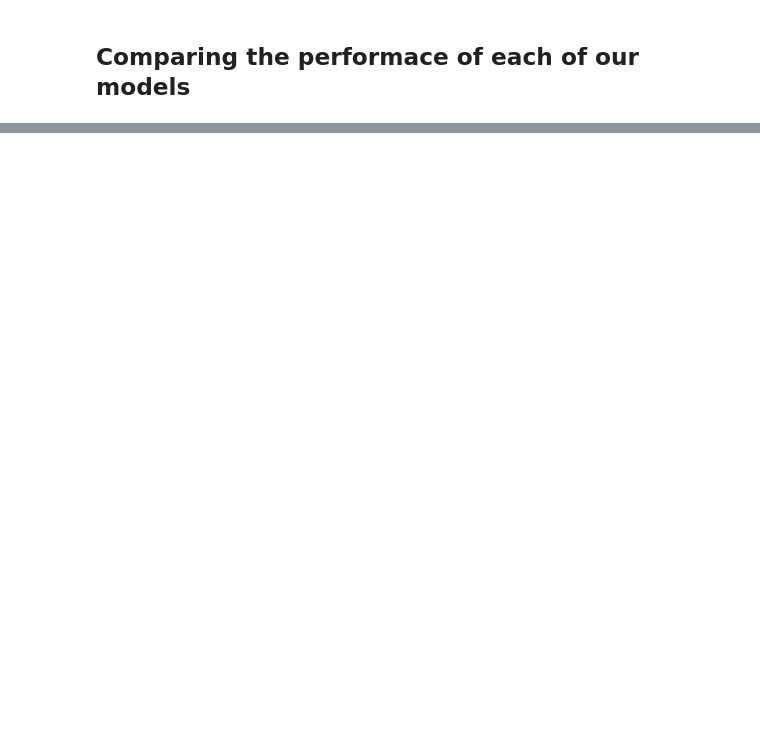
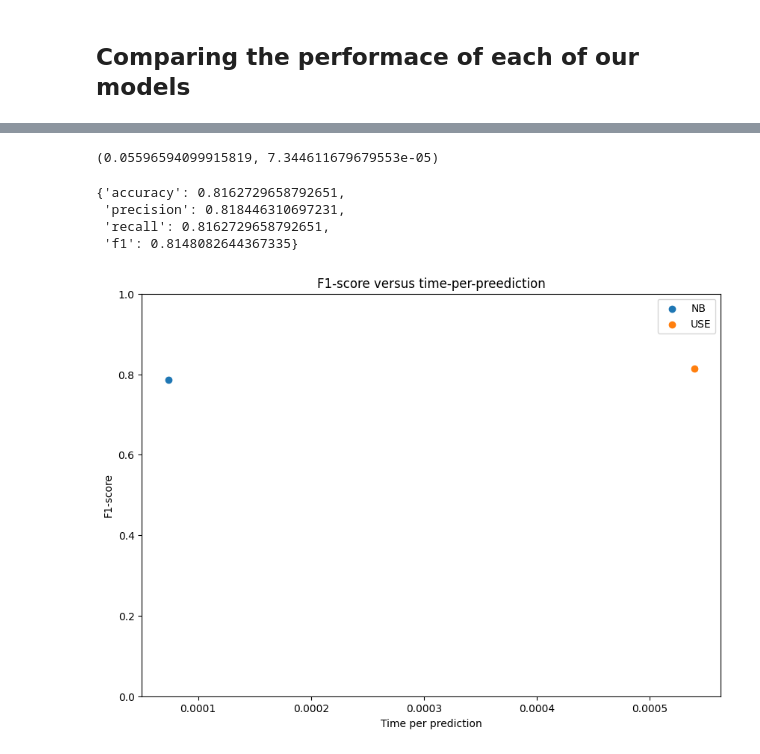
Before and after one commit to kacper-dobrow/tensorflow-course, a Jupyter notebook: 08_intro_to_NLP_in_TensorFlow.ipynb, the cells around one changed output, grey strips where cells are left out. Drawn from its saved outputs; the diff is of its cells as text; code cells hidden in the pictures; blank space fills up the shorter version.

```diff
--- a/08_intro_to_NLP_in_TensorFlow.ipynb
+++ b/08_intro_to_NLP_in_TensorFlow.ipynb
@@ -1195,0 +1283,6 @@ all_model_results.plot(kind="bar", figsize=(10,7)).legend(bbox_to_anchor=(1.,1.)
+# %%
+# Make predictions
+model_6_pretrained_pred_probs = model_6_pretrained.predict(val_sentences)
+model_6_pretrained_preds = tf.squeeze(tf.round(model_6_pretrained_pred_probs))
+model_6_pretrained_results = calculate_results(val_labels, model_6_pretrained_preds)
+model_6_pretrained_results
@@ -1195,0 +1423,17 @@ all_model_results.plot(kind="bar", figsize=(10,7)).legend(bbox_to_anchor=(1.,1.)
+# %%
+# Let's make a fcn to measure the prediction time
+import time
+def pred_timer(model, samples):
+  """
+  Times how long it takes for a model to predict on samples
+  """
+  start_time = time.perf_counter() # get the start time
+  model.predict(samples)
+  end_time = time.perf_counter() # get the end time
+  total_time =  end_time - start_time
+  time_per_pred = total_time/len(samples)
+  return total_time, time_per_pred
+# %%
+# Calculate model_6 time preformance
+model_6_total_pred_time, model_6_time_per_pred = pred_timer(model_6_pretrained, val_sentences)
+model_6_total_pred_time, model_6_time_per_pred
@@ -1195,0 +1443,26 @@ all_model_results.plot(kind="bar", figsize=(10,7)).legend(bbox_to_anchor=(1.,1.)
+# %%
+# Calculate the baseline model time per pred
+model_0_total_pred_time, model_0_time_per_pred = pred_timer(model_0, val_sentences)
+model_0_total_pred_time, model_0_time_per_pred
+# %% [output]
+(0.05596594099915819, 7.344611679679553e-05)
+# %%
+model_6_pretrained_results
+# %% [output]
+{'accuracy': 0.8162729658792651,
+ 'precision': 0.818446310697231,
+ 'recall': 0.8162729658792651,
+ 'f1': 0.8148082644367335}
+# %%
+import matplotlib.pyplot as plt
+
+plt.figure(figsize=(10,7))
+plt.scatter(model_0_time_per_pred, model_0_results["f1"], label="NB")
+plt.scatter(model_6_time_per_pred, model_6_pretrained_results["f1"], label="USE")
+plt.ylim((0,1))
+plt.legend()
+plt.title("F1-score versus time-per-preediction")
+plt.xlabel("Time per prediction")
+plt.ylabel("F1-score");
+# %% [output]
+[figure, added]
```
Also changed, not shown: parts of 62 cells of this notebook.
